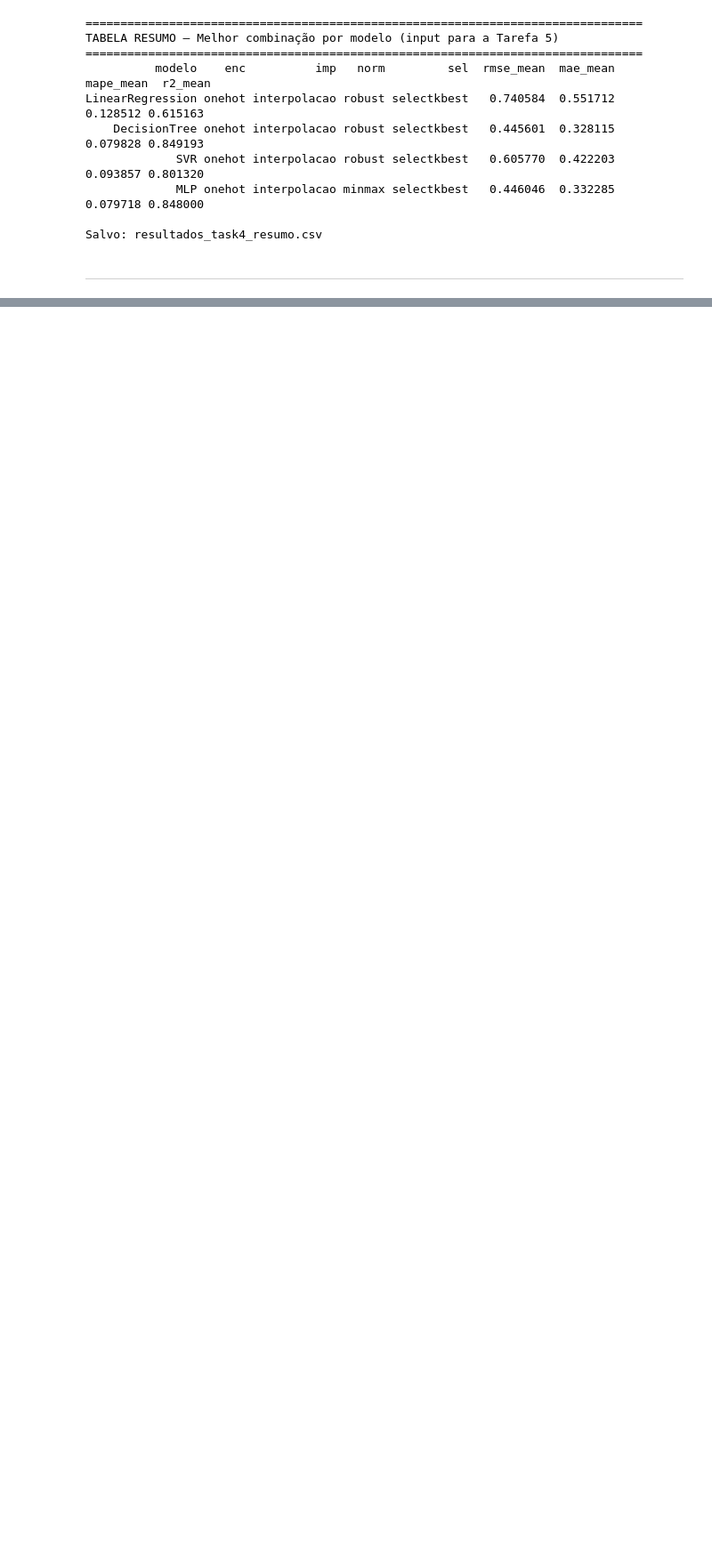
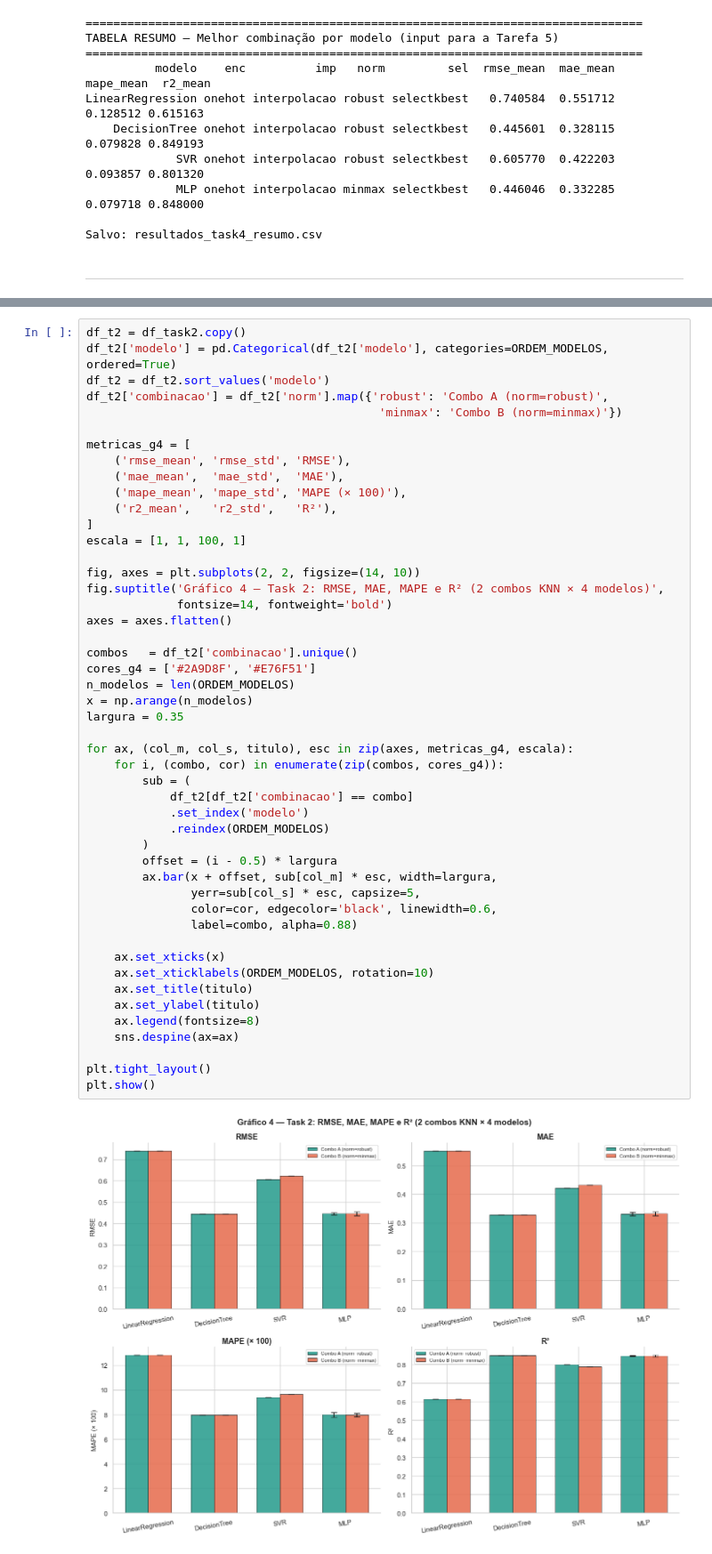
Before and after one commit to LucasCabra7/precos-combustiveis-brasil-2015-2025, a Jupyter notebook: Ultima-entrega.ipynb, the cells around one changed output, grey strips where cells are left out. Shown at 89% size. Drawn from its saved outputs; the diff is of its cells as text; blank space fills up the shorter version.

```diff
--- a/Ultima-entrega.ipynb
+++ b/Ultima-entrega.ipynb
@@ -4074,0 +4408,50 @@ Salvo: resultados_task4_resumo.csv
+# %%
+df_t2 = df_task2.copy()
+df_t2['modelo'] = pd.Categorical(df_t2['modelo'], categories=ORDEM_MODELOS, ordered=True)
+df_t2 = df_t2.sort_values('modelo')
+df_t2['combinacao'] = df_t2['norm'].map({'robust': 'Combo A (norm=robust)',
+                                          'minmax': 'Combo B (norm=minmax)'})
+
+metricas_g4 = [
+    ('rmse_mean', 'rmse_std', 'RMSE'),
+    ('mae_mean',  'mae_std',  'MAE'),
+    ('mape_mean', 'mape_std', 'MAPE (× 100)'),
+    ('r2_mean',   'r2_std',   'R²'),
+]
+escala = [1, 1, 100, 1]
+
+fig, axes = plt.subplots(2, 2, figsize=(14, 10))
+fig.suptitle('Gráfico 4 — Task 2: RMSE, MAE, MAPE e R² (2 combos KNN × 4 modelos)',
+             fontsize=14, fontweight='bold')
+axes = axes.flatten()
+
+combos   = df_t2['combinacao'].unique()
+cores_g4 = ['#2A9D8F', '#E76F51']
+n_modelos = len(ORDEM_MODELOS)
+x = np.arange(n_modelos)
+largura = 0.35
+
+for ax, (col_m, col_s, titulo), esc in zip(axes, metricas_g4, escala):
+    for i, (combo, cor) in enumerate(zip(combos, cores_g4)):
+        sub = (
+            df_t2[df_t2['combinacao'] == combo]
+            .set_index('modelo')
+            .reindex(ORDEM_MODELOS)
+        )
+        offset = (i - 0.5) * largura
+        ax.bar(x + offset, sub[col_m] * esc, width=largura,
+               yerr=sub[col_s] * esc, capsize=5,
+               color=cor, edgecolor='black', linewidth=0.6,
+               label=combo, alpha=0.88)
+
+    ax.set_xticks(x)
+    ax.set_xticklabels(ORDEM_MODELOS, rotation=10)
+    ax.set_title(titulo)
+    ax.set_ylabel(titulo)
+    ax.legend(fontsize=8)
+    sns.despine(ax=ax)
+
+plt.tight_layout()
+plt.show()
+# %% [output]
+[figure, added]
```
Also changed, not shown: parts of 12 cells of this notebook, 6 other files.
